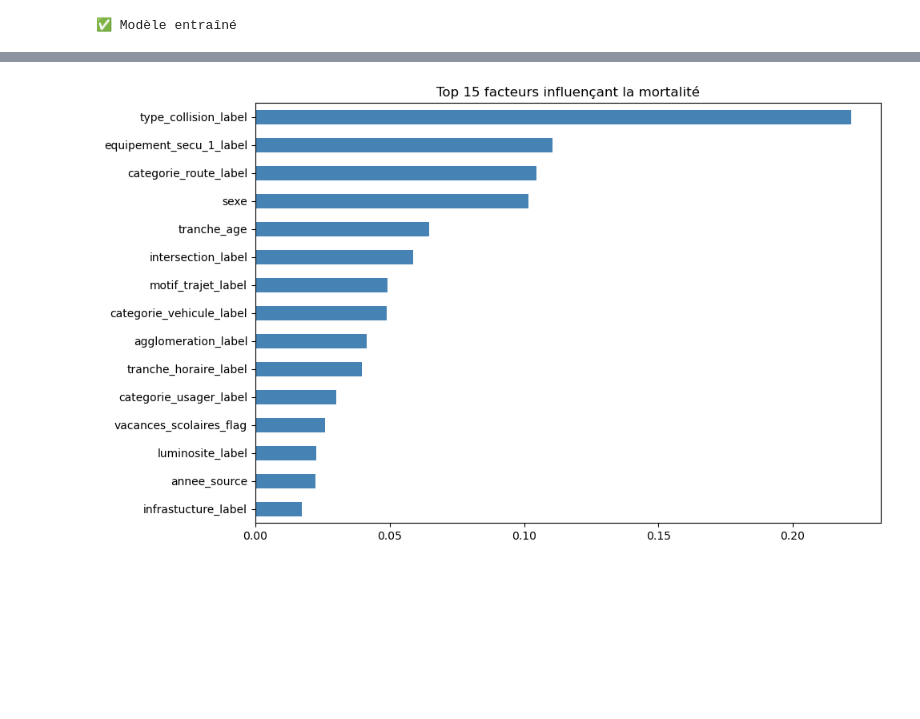
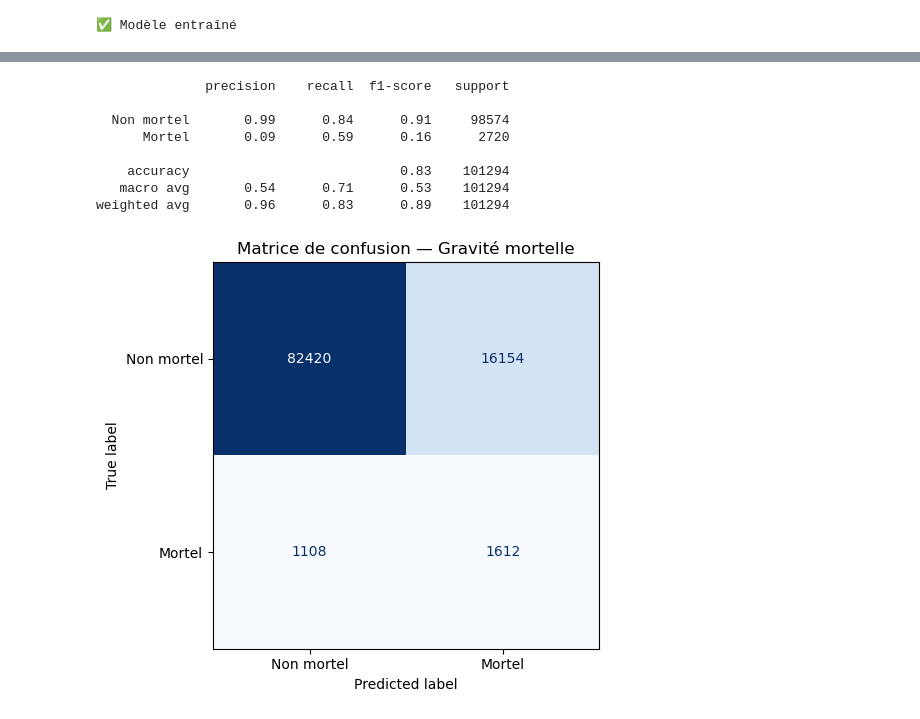
Before and after one commit to Wandriel/projet-groupe-jedha, a Jupyter notebook: Machine_Learning/notebooks/03_model.ipynb, the cells around one changed output, grey strips where cells are left out. Saved outputs shown, nothing was run; the diff lists cells and outputs as text; code cells hidden in the pictures; blank space fills up the shorter version.

```diff
--- a/Machine_Learning/notebooks/03_model.ipynb
+++ b/Machine_Learning/notebooks/03_model.ipynb
@@ -54,4 +52,15 @@ Name: count, dtype: int64
 # %%
-X, y = prepare_features(df)
-print("Classes :", y.value_counts().to_dict())
+X_train, X_test, y_train, y_test = train_test_split(
+    X, y,
+    test_size=0.2,
+    random_state=42,
+    stratify=y       # ← garantit des mortels dans le test
+)
+
+print(f"Train → {y_train.value_counts().to_dict()}")
+print(f"Test  → {y_test.value_counts().to_dict()}")
+
+# ✅ STOP si le test n'a pas les 2 classes
+assert len(np.unique(y_test)) == 2, "❌ y_test n'a qu'une classe — stratify a échoué"
+print("✅ Split OK — 2 classes dans train ET test")
 # %% [output]
@@ -60,8 +70,4 @@ Classes : {0: 492868, 1: 13599}
 # %%
-X_train, X_test, y_train, y_test = train_test_split(
-    X, y, test_size=3, random_state=42, stratify=y
-)
-
 smote = SMOTE(random_state=42)
 X_train_res, y_train_res = smote.fit_resample(X_train, y_train)
 print(f"Après SMOTE → {y_train_res.value_counts().to_dict()}")
@@ -69,7 +75,7 @@ print(f"Après SMOTE → {y_train_res.value_counts().to_dict()}")
 Après SMOTE → {0: 394294, 1: 394294}
 # %%
 rf = RandomForestClassifier(
-    n_estimators=500,
+    n_estimators=200,
     max_depth=15,
     class_weight="balanced",
     random_state=42,
@@ -99,11 +88,21 @@ weighted avg       0.96      0.84      0.89    101294
-# %%
-feat_imp = pd.Series(rf.feature_importances_, index=X.columns) \
-             .sort_values(ascending=False)
-
-feat_imp.head(15).plot(kind="barh", figsize=(10, 6), color="steelblue")
-plt.title("Top 15 facteurs influençant la mortalité")
-plt.gca().invert_yaxis()
-plt.tight_layout()
-plt.show()
-# %% [output]
-[figure, removed]
+# %%
+y_pred = rf.predict(X_test)
+
+print(classification_report(y_test, y_pred, target_names=["Non mortel", "Mortel"]))
+
+ConfusionMatrixDisplay.from_estimator(rf, X_test, y_test,
+                                       display_labels=["Non mortel", "Mortel"],
+                                       colorbar=False, cmap="Blues")
+plt.title("Matrice de confusion — Gravité mortelle")
+plt.tight_layout()
+plt.show()
+# %% [output]
+              precision    recall  f1-score   support
+
+  Non mortel       0.99      0.84      0.91     98574
+      Mortel       0.09      0.59      0.16      2720
+
+    accuracy                           0.83    101294
+   macro avg       0.54      0.71      0.53    101294
+weighted avg       0.96      0.83      0.89    101294
+[figure, added]
```
Also changed, not shown: parts of 6 cells of this notebook, 2 other files.
